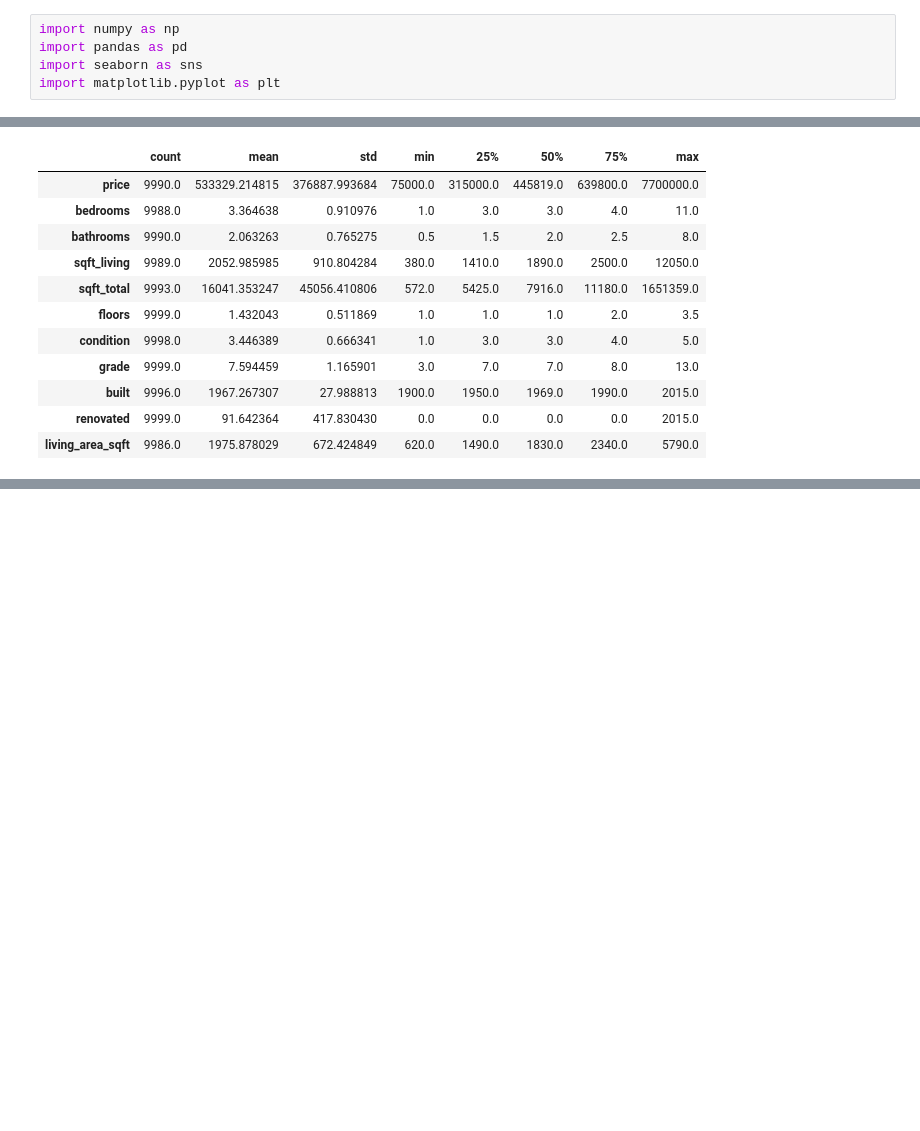
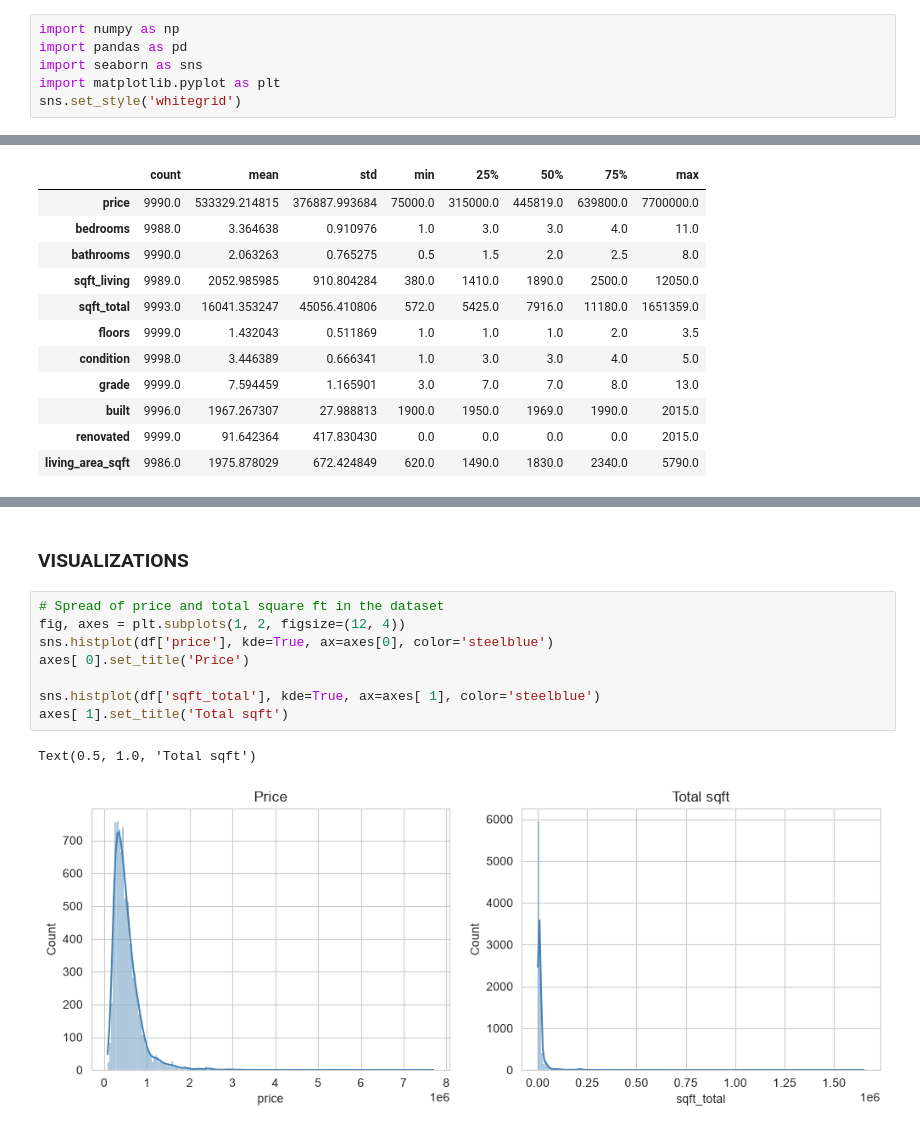
Before and after one commit to Jefferson-Aggor/programming-for-data-analysis, a Jupyter notebook: assignment.ipynb, the cells around one changed output, grey strips where cells are left out. Drawn from its saved outputs; the diff is of its cells as text; blank space fills up the shorter version.

```diff
--- a/assignment.ipynb
+++ b/assignment.ipynb
@@ -5,6 +5,7 @@ import numpy as np
 import pandas as pd
 import seaborn as sns
 import matplotlib.pyplot as plt
+sns.set_style('whitegrid')
 # %% [markdown]
 ### IMPORT DATASET AND CREATE DATAFRAME
 # %%
@@ -58,0 +112,13 @@ memory usage: 859.4 KB
+# %% [markdown]
+### VISUALIZATIONS
+# %%
+# Spread of price and total square ft in the dataset
+fig, axes = plt.subplots(1, 2, figsize=(12, 4))
+sns.histplot(df['price'], kde=True, ax=axes[0], color='steelblue')
+axes[ 0].set_title('Price')
+
+sns.histplot(df['sqft_total'], kde=True, ax=axes[ 1], color='steelblue')
+axes[ 1].set_title('Total sqft')
+# %% [output]
+Text(0.5, 1.0, 'Total sqft')
+[figure, added]
```
Also changed, not shown: parts of 22 cells of this notebook.
